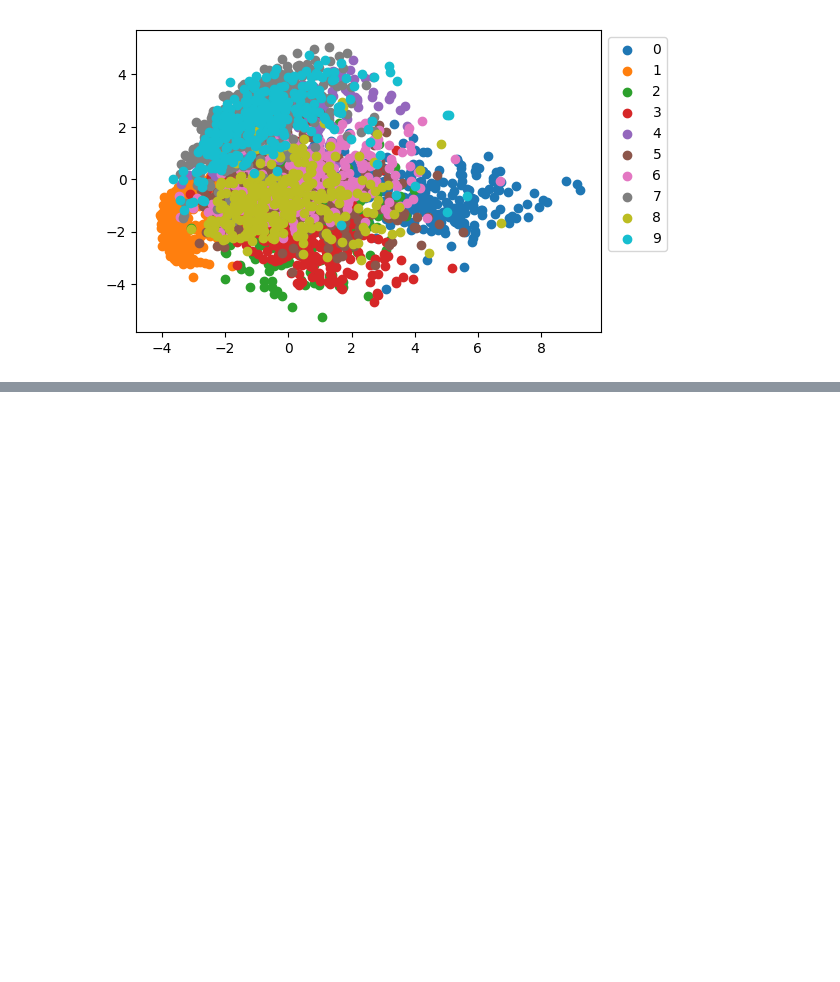
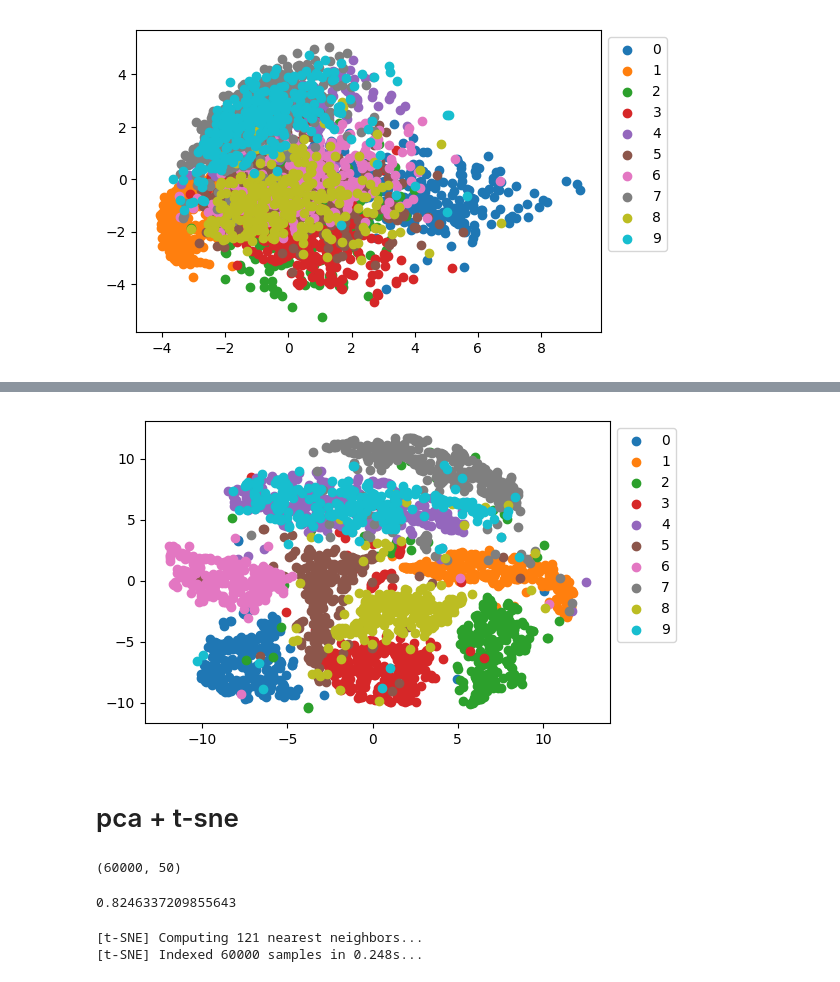
Before and after one commit to ryhryh/NTU-ML2017, a Jupyter notebook: hw5/t-sne tutorial.ipynb, the cells around one changed output, grey strips where cells are left out. Saved outputs shown, nothing was run; the diff lists cells and outputs as text; code cells hidden in the pictures; blank space fills up the shorter version.

```diff
--- a/hw5/t-sne tutorial.ipynb
+++ b/hw5/t-sne tutorial.ipynb
@@ -142,10 +166,3 @@ plt.legend(loc='best', bbox_to_anchor=(1, 1))
 plt.show()
 # %% [output]
 [figure]
-# %%
-X = df_select['pca-one'].values
-Y = df_select['pca-two'].values
-colors = ['C'+x for x in df_select['label']]
-for group in range(df_select.shape[0]):
-    plt.scatter(X[i], Y[i], c=colors[i], label=colors[i])
-plt.legend()
@@ -154,0 +171,10 @@ plt.legend()
+# %%
+import time
+
+from sklearn.manifold import TSNE
+
+n_sne = 7000
+
+time_start = time.time()
+tsne = TSNE(n_components=2, verbose=1, perplexity=40, n_iter=300)
+tsne_results = tsne.fit_transform( df.loc[ rndperm[:n_sne],feat_cols ].values )
@@ -154,0 +199,5 @@ plt.legend()
+# %%
+df_tsne = df.loc[rndperm[:n_sne],:].copy()
+df_tsne['x-tsne'] = tsne_results[:,0]
+df_tsne['y-tsne'] = tsne_results[:,1]
+df_tsne
@@ -154,0 +223,22 @@ plt.legend()
+# %%
+df_select = df_tsne.loc[rndperm[:3000],:]
+df_select
+groups = list(df_select.label.value_counts().index)
+groups.sort()
+groups
+
+plt.figure(figsize=(6, 4),dpi= 100)
+
+for group in groups:
+    df_dummy = df_select[df_select.label==group]
+    x = df_dummy['x-tsne'].values
+    y = df_dummy['y-tsne'].values
+    color = 'C'+group
+    plt.scatter(x, y, c=color, label=group)
+
+plt.legend(loc='best', bbox_to_anchor=(1, 1))
+plt.show()
+# %% [output]
+[figure, added]
+# %% [markdown]
+# pca + t-sne
@@ -154,0 +248,18 @@ plt.legend()
+# %%
+pca_result_50.shape
+# %% [output]
+(60000, 50)
+# %%
+np.sum(pca_50.explained_variance_ratio_)
+# %% [output]
+0.8246337209855643
+# %%
+
+n_sne = 7000
+
+time_start = time.time()
+tsne = TSNE(n_components=2, verbose=1, perplexity=40, n_iter=300)
+tsne_results = tsne.fit_transform(  pca_50[:n_sne] )
+# %% [output]
+[t-SNE] Computing 121 nearest neighbors...
+[t-SNE] Indexed 60000 samples in 0.248s...
```
Also changed, not shown: parts of 11 cells of this notebook.
